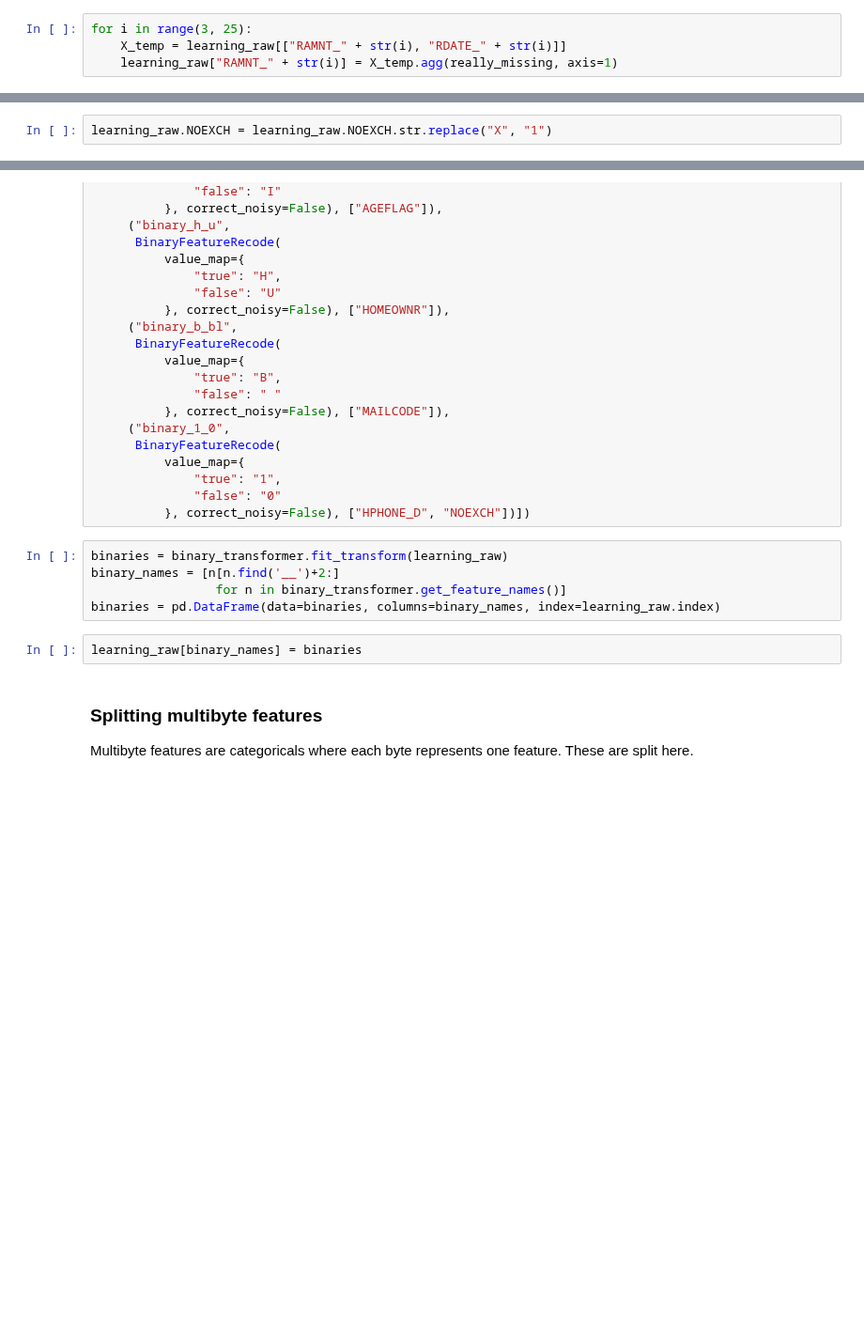
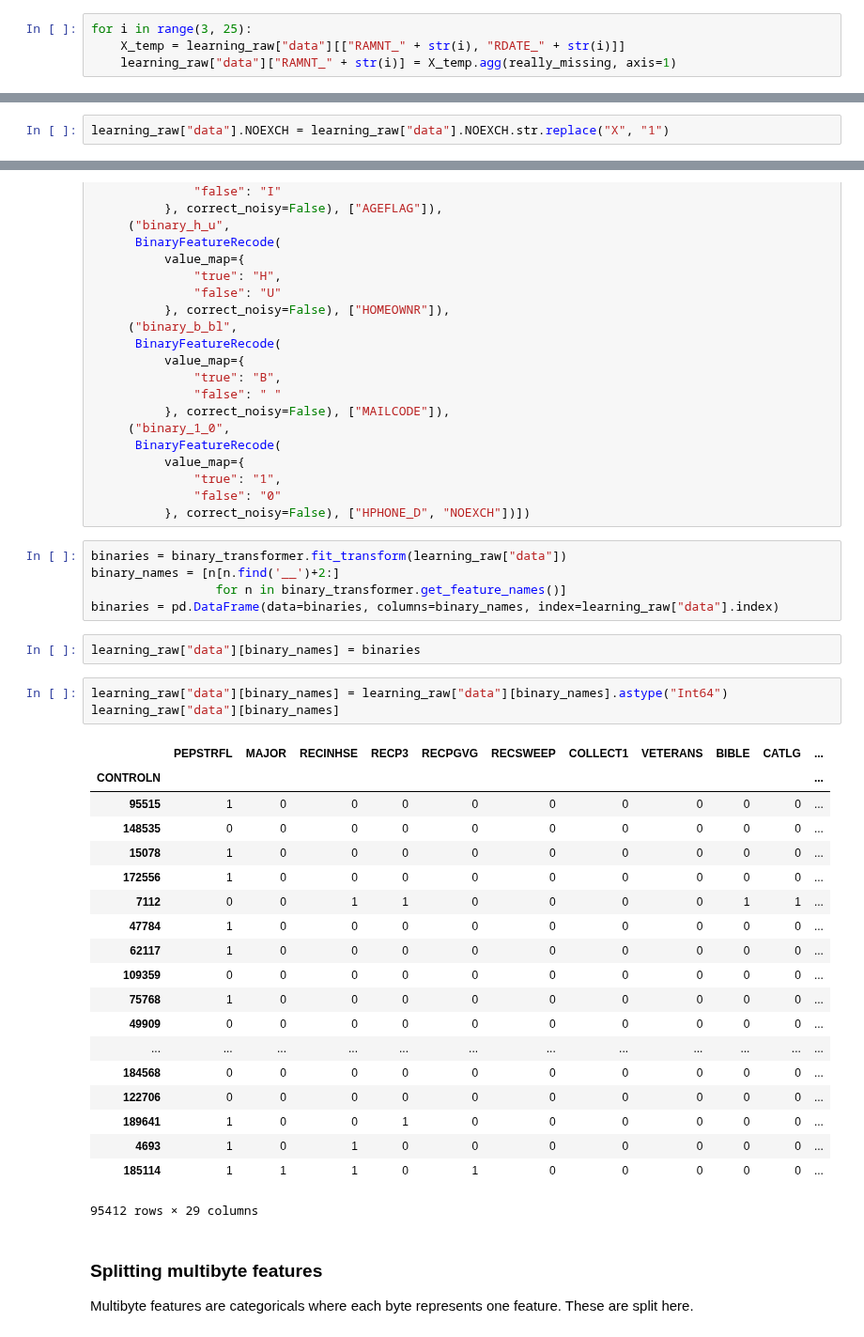
Before and after one commit to datarian/master-thesis-msc-statistics, a Jupyter notebook: code/notebooks/1_Preprocessing.ipynb, the cells around one changed output, grey strips where cells are left out. Shown at 94% size. Saved outputs shown, nothing was run; the diff lists cells and outputs as text; blank space fills up the shorter version.

```diff
--- a/code/notebooks/1_Preprocessing.ipynb
+++ b/code/notebooks/1_Preprocessing.ipynb
@@ -397,8 +414,8 @@ def really_missing(example):
     return ramnt
 # %%
 for i in range(3, 25):
-    X_temp = learning_raw[["RAMNT_" + str(i), "RDATE_" + str(i)]]
-    learning_raw["RAMNT_" + str(i)] = X_temp.agg(really_missing, axis=1)
+    X_temp = learning_raw["data"][["RAMNT_" + str(i), "RDATE_" + str(i)]]
+    learning_raw["data"]["RAMNT_" + str(i)] = X_temp.agg(really_missing, axis=1)
 # %% [markdown]
 ### Binary features
 
@@ -414,5 +431,5 @@ learning_raw.NOEXCH.unique()
 # %% [output]
 array(['0', '1', 'X', nan], dtype=object)
 # %%
-learning_raw.NOEXCH = learning_raw.NOEXCH.str.replace("X", "1")
+learning_raw["data"].NOEXCH = learning_raw["data"].NOEXCH.str.replace("X", "1")
 # %%
@@ -479,12 +496,35 @@ binary_transformer = ColumnTransformer(
               "false": "0"
           }, correct_noisy=False), ["HPHONE_D", "NOEXCH"])])
 # %%
-binaries = binary_transformer.fit_transform(learning_raw)
+binaries = binary_transformer.fit_transform(learning_raw["data"])
 binary_names = [n[n.find('__')+2:]
                  for n in binary_transformer.get_feature_names()]
-binaries = pd.DataFrame(data=binaries, columns=binary_names, index=learning_raw.index)
+binaries = pd.DataFrame(data=binaries, columns=binary_names, index=learning_raw["data"].index)
 # %%
-learning_raw[binary_names] = binaries
+learning_raw["data"][binary_names] = binaries
+# %%
+learning_raw["data"][binary_names] = learning_raw["data"][binary_names].astype("Int64")
+learning_raw["data"][binary_names]
+# %% [output]
+|  | PEPSTRFL | MAJOR | RECINHSE | RECP3 | RECPGVG | RECSWEEP | COLLECT1 | VETERANS | BIBLE | CATLG | ... |
+| CONTROLN |  |  |  |  |  |  |  |  |  |  | ... |
+| 95515 | 1 | 0 | 0 | 0 | 0 | 0 | 0 | 0 | 0 | 0 | ... |
+| 148535 | 0 | 0 | 0 | 0 | 0 | 0 | 0 | 0 | 0 | 0 | ... |
+| 15078 | 1 | 0 | 0 | 0 | 0 | 0 | 0 | 0 | 0 | 0 | ... |
+| 172556 | 1 | 0 | 0 | 0 | 0 | 0 | 0 | 0 | 0 | 0 | ... |
+| 7112 | 0 | 0 | 1 | 1 | 0 | 0 | 0 | 0 | 1 | 1 | ... |
+| 47784 | 1 | 0 | 0 | 0 | 0 | 0 | 0 | 0 | 0 | 0 | ... |
+| 62117 | 1 | 0 | 0 | 0 | 0 | 0 | 0 | 0 | 0 | 0 | ... |
+| 109359 | 0 | 0 | 0 | 0 | 0 | 0 | 0 | 0 | 0 | 0 | ... |
+| 75768 | 1 | 0 | 0 | 0 | 0 | 0 | 0 | 0 | 0 | 0 | ... |
+| 49909 | 0 | 0 | 0 | 0 | 0 | 0 | 0 | 0 | 0 | 0 | ... |
+| ... | ... | ... | ... | ... | ... | ... | ... | ... | ... | ... | ... |
+| 184568 | 0 | 0 | 0 | 0 | 0 | 0 | 0 | 0 | 0 | 0 | ... |
+| 122706 | 0 | 0 | 0 | 0 | 0 | 0 | 0 | 0 | 0 | 0 | ... |
+| 189641 | 1 | 0 | 0 | 1 | 0 | 0 | 0 | 0 | 0 | 0 | ... |
+| 4693 | 1 | 0 | 1 | 0 | 0 | 0 | 0 | 0 | 0 | 0 | ... |
+| 185114 | 1 | 1 | 1 | 0 | 1 | 0 | 0 | 0 | 0 | 0 | ... |
+95412 rows × 29 columns
 # %% [markdown]
 ### Splitting multibyte features
 Multibyte features are categoricals where each byte represents one feature. These are split here.
```
Also changed, not shown: parts of 50 cells of this notebook.
